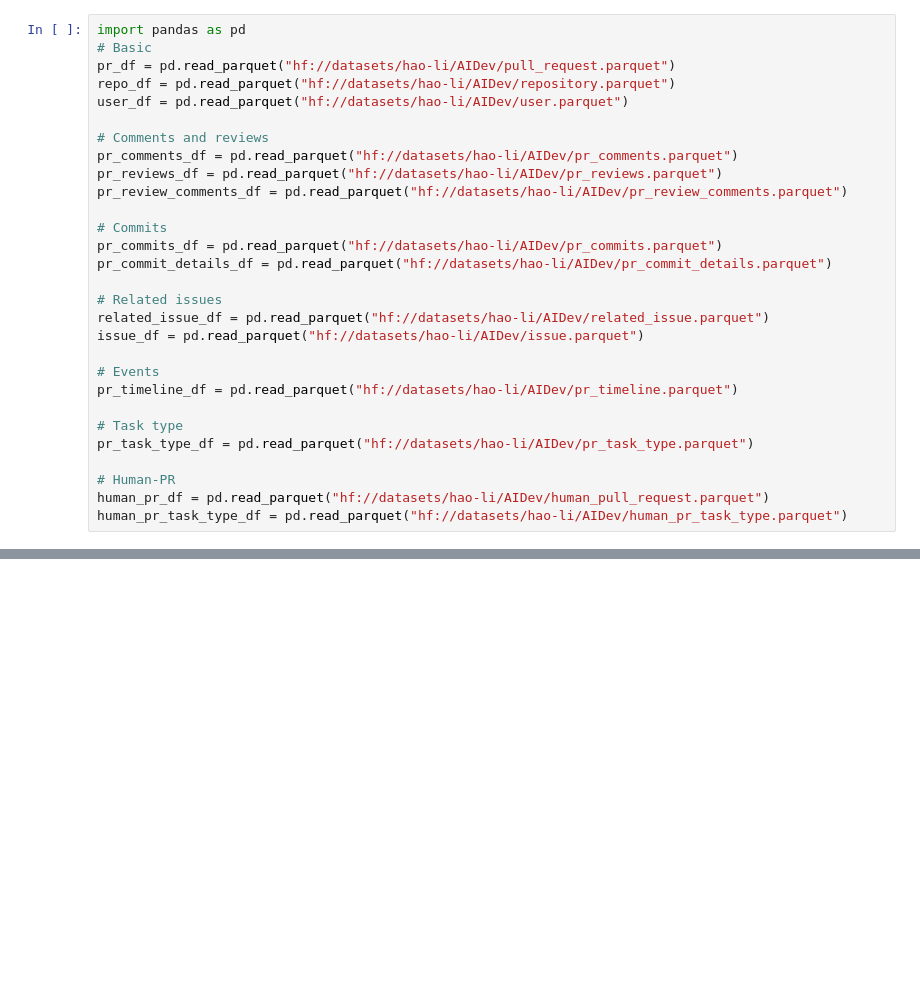
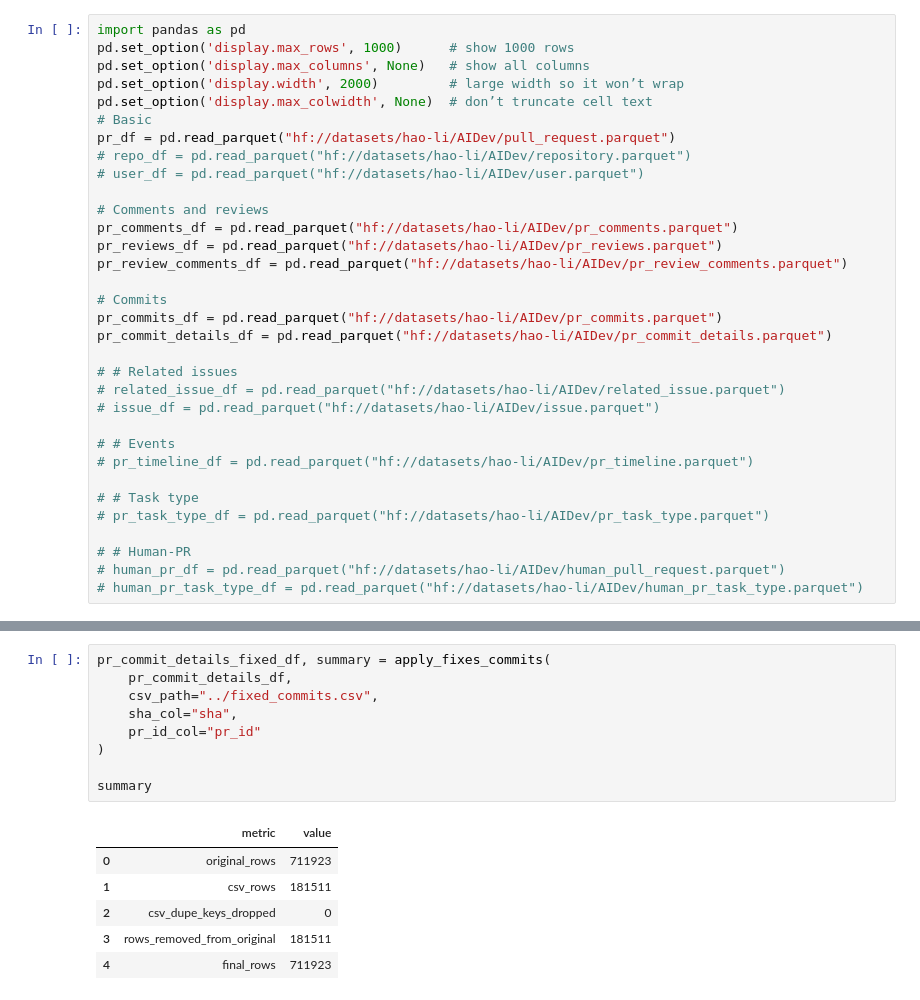
Before and after one commit to Drakon4ik-Coder/MCR26Research, a Jupyter notebook: RQ1/main.ipynb, the cells around one changed output, grey strips where cells are left out. Saved outputs shown, nothing was run; the diff lists cells and outputs as text; blank space fills up the shorter version.

```diff
--- a/RQ1/main.ipynb
+++ b/RQ1/main.ipynb
@@ -1,9 +1,13 @@
 # %%
 import pandas as pd
+pd.set_option('display.max_rows', 1000)      # show 1000 rows
+pd.set_option('display.max_columns', None)   # show all columns
+pd.set_option('display.width', 2000)         # large width so it won’t wrap
+pd.set_option('display.max_colwidth', None)  # don’t truncate cell text
 # Basic
 pr_df = pd.read_parquet("hf://datasets/hao-li/AIDev/pull_request.parquet")
-repo_df = pd.read_parquet("hf://datasets/hao-li/AIDev/repository.parquet")
-user_df = pd.read_parquet("hf://datasets/hao-li/AIDev/user.parquet")
+# repo_df = pd.read_parquet("hf://datasets/hao-li/AIDev/repository.parquet")
+# user_df = pd.read_parquet("hf://datasets/hao-li/AIDev/user.parquet")
 
 # Comments and reviews
 pr_comments_df = pd.read_parquet("hf://datasets/hao-li/AIDev/pr_comments.parquet")
@@ -14,16 +18,16 @@ pr_review_comments_df = pd.read_parquet("hf://datasets/hao-li/AIDev/pr_review_co
 pr_commits_df = pd.read_parquet("hf://datasets/hao-li/AIDev/pr_commits.parquet")
 pr_commit_details_df = pd.read_parquet("hf://datasets/hao-li/AIDev/pr_commit_details.parquet")
 
-# Related issues
-related_issue_df = pd.read_parquet("hf://datasets/hao-li/AIDev/related_issue.parquet")
-issue_df = pd.read_parquet("hf://datasets/hao-li/AIDev/issue.parquet")
+# # Related issues
+# related_issue_df = pd.read_parquet("hf://datasets/hao-li/AIDev/related_issue.parquet")
+# issue_df = pd.read_parquet("hf://datasets/hao-li/AIDev/issue.parquet")
 
-# Events
-pr_timeline_df = pd.read_parquet("hf://datasets/hao-li/AIDev/pr_timeline.parquet")
+# # Events
+# pr_timeline_df = pd.read_parquet("hf://datasets/hao-li/AIDev/pr_timeline.parquet")
 
-# Task type
-pr_task_type_df = pd.read_parquet("hf://datasets/hao-li/AIDev/pr_task_type.parquet")
+# # Task type
+# pr_task_type_df = pd.read_parquet("hf://datasets/hao-li/AIDev/pr_task_type.parquet")
 
-# Human-PR
-human_pr_df = pd.read_parquet("hf://datasets/hao-li/AIDev/human_pull_request.parquet")
-human_pr_task_type_df = pd.read_parquet("hf://datasets/hao-li/AIDev/human_pr_task_type.parquet")
+# # Human-PR
+# human_pr_df = pd.read_parquet("hf://datasets/hao-li/AIDev/human_pull_request.parquet")
+# human_pr_task_type_df = pd.read_parquet("hf://datasets/hao-li/AIDev/human_pr_task_type.parquet")
@@ -31,0 +447,16 @@ ModuleNotFoundError: No module named 'pandas'
+# %%
+pr_commit_details_fixed_df, summary = apply_fixes_commits(
+    pr_commit_details_df,
+    csv_path="../fixed_commits.csv",
+    sha_col="sha",
+    pr_id_col="pr_id"
+)
+
+summary
+# %% [output]
+|  | metric | value |
+| 0 | original_rows | 711923 |
+| 1 | csv_rows | 181511 |
+| 2 | csv_dupe_keys_dropped | 0 |
+| 3 | rows_removed_from_original | 181511 |
+| 4 | final_rows | 711923 |
```
Also changed, not shown: parts of 9 cells of this notebook, 4 other files.
